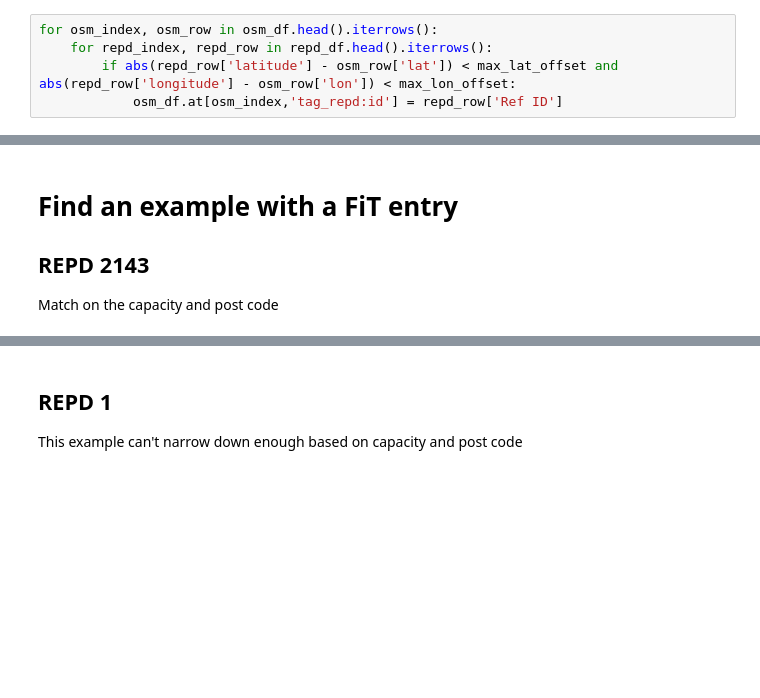
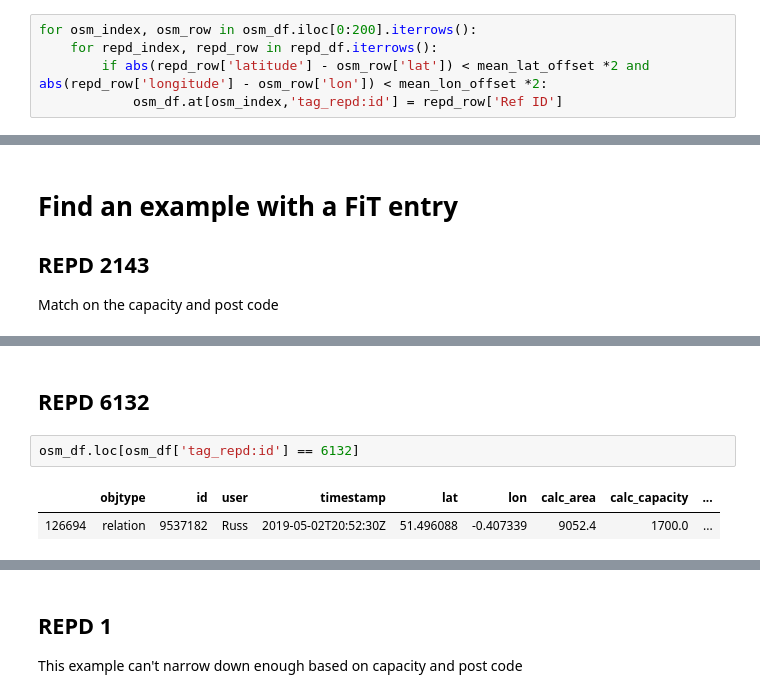
Before and after one commit to alan-turing-institute/solar-panel-detection, a Jupyter notebook: notebooks/data play.ipynb, the cells around one changed output, grey strips where cells are left out. Saved outputs shown, nothing was run; the diff lists cells and outputs as text; blank space fills up the shorter version.

```diff
--- a/notebooks/data play.ipynb
+++ b/notebooks/data play.ipynb
@@ -136,8 +178,8 @@ repd_df[['latitude', 'longitude', 'Ref ID']].head()
 | 3 | 52.448628 | 0.725273 | 4 |
 | 4 | 52.230195 | -0.881341 | 5 |
 # %%
-for osm_index, osm_row in osm_df.head().iterrows():
-    for repd_index, repd_row in repd_df.head().iterrows():
-        if abs(repd_row['latitude'] - osm_row['lat']) < max_lat_offset and abs(repd_row['longitude'] - osm_row['lon']) < max_lon_offset:
+for osm_index, osm_row in osm_df.iloc[0:200].iterrows():
+    for repd_index, repd_row in repd_df.iterrows():
+        if abs(repd_row['latitude'] - osm_row['lat']) < mean_lat_offset *2 and abs(repd_row['longitude'] - osm_row['lon']) < mean_lon_offset *2:
             osm_df.at[osm_index,'tag_repd:id'] = repd_row['Ref ID']
 # %%
@@ -188,3 +237,11 @@ fit_df.loc[(fit_df['Declared net capacity'] > 17.8) & (fit_df['Declared net capa
 |  | Extension (Y/N) | Postcode | Technology | Installed capacity | Declared net capacity | Application date | ... |
 | 37504 | N | CO4 | Photovoltaic | 22.6 | 18.7 | 08/06/2018 00:00 | ... |
 | 73575 | N | CO4 | Photovoltaic | 18.0 | 18.0 | 07/09/2015 00:00 | ... |
+# %% [markdown]
+REPD 6132
+-----
+# %%
+osm_df.loc[osm_df['tag_repd:id'] == 6132]
+# %% [output]
+|  | objtype | id | user | timestamp | lat | lon | calc_area | calc_capacity | ... |
+| 126694 | relation | 9537182 | Russ | 2019-05-02T20:52:30Z | 51.496088 | -0.407339 | 9052.4 | 1700.0 | ... |
```
Also changed, not shown: parts of 36 cells of this notebook.
